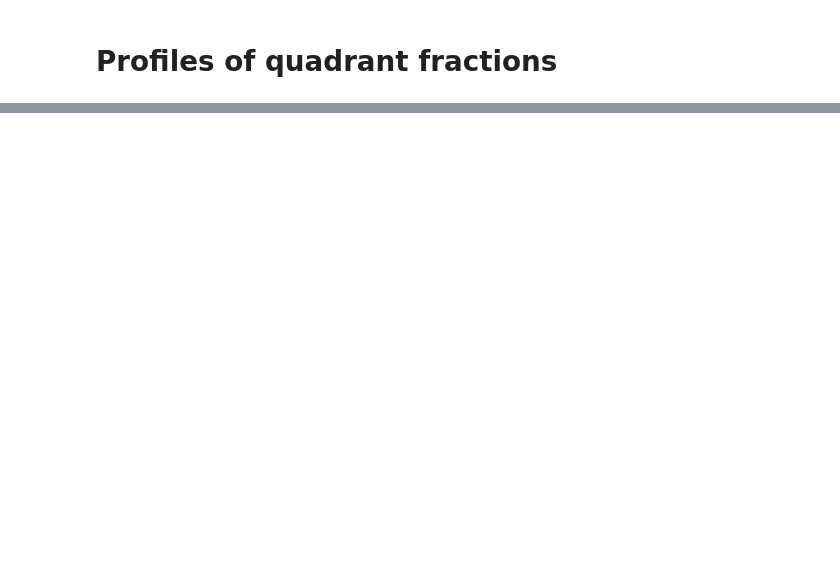
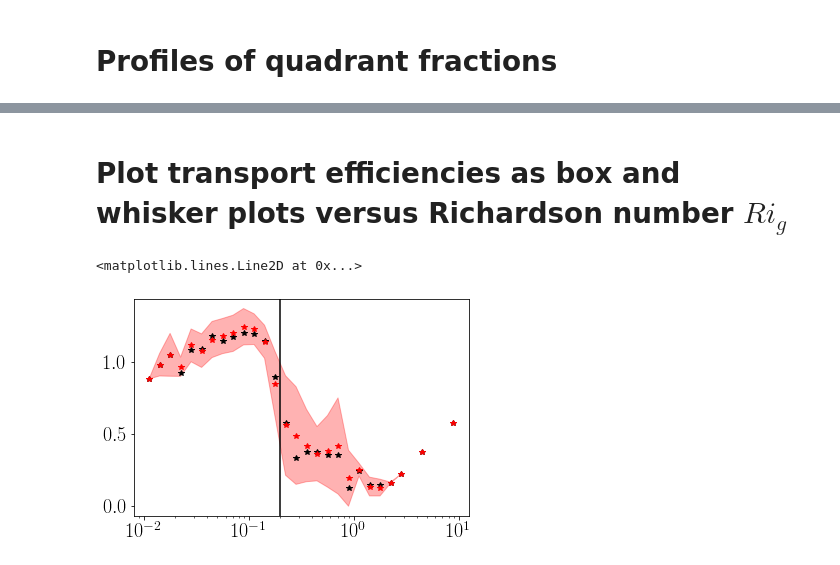
Before and after one commit to bgreene777/SBL_LES, a Jupyter notebook: ipynb/plot_quadrant.ipynb, the cells around one changed output, grey strips where cells are left out. Cells and saved outputs as stored; diff of their text form; code cells hidden in the pictures; blank space fills up the shorter version.

```diff
--- a/ipynb/plot_quadrant.ipynb
+++ b/ipynb/plot_quadrant.ipynb
@@ -283,0 +411,2 @@ ax5[0].xaxis.set_major_locator(MultipleLocator(0.2))
+# %% [markdown]
+# Plot transport efficiencies as box and whisker plots versus Richardson number $Ri_g$
@@ -283,0 +442,42 @@ ax5[0].xaxis.set_major_locator(MultipleLocator(0.2))
+# %%
+# now sort Rig_all
+isort = np.argsort(Rig_all)
+# new arrays with sorted values for further processing
+Rig = Rig_all[isort]
+Ruw = Ruw_all[isort]
+Rtw = Rtw_all[isort]
+# can also calculate ratio Ruwtw
+Ruwtw = Ruw / Rtw
+
+# define bin edges
+Ribin = np.logspace(-2, 1, 31)
+# calculate bin centers for plotting later
+Ribin_mid = []
+for iR in range(len(Ribin)-1):
+    Ribin_mid.append(gmean([Ribin[iR], Ribin[iR+1]]))
+Ribin_mid = np.array(Ribin_mid)
+
+# define empty lists for storing binned data
+Ruw_bin, Rtw_bin, Ruwtw_bin = [[] for _ in range(3)]
+# loop over bins and store arrays
+for iR in range(len(Ribin)-1):
+    ibin = np.where((Rig > Ribin[iR]) & (Rig <= Ribin[iR+1]))[0]
+    Ruw_bin.append(Ruw[ibin])
+    Rtw_bin.append(Rtw[ibin])
+    Ruwtw_bin.append(Ruwtw[ibin])
+# %%
+fig7, ax7 = plt.subplots(1)
+stdlo = []
+stdhi = []
+for ib, bb in enumerate(Ruwtw_bin):
+    ax7.plot(Ribin_mid[ib], np.nanmedian(bb), "*k")
+    ax7.plot(Ribin_mid[ib], np.nanmean(bb), "*r")
+    stdlo.append(np.nanmean(bb)-np.nanstd(bb))
+    stdhi.append(np.nanmean(bb)+np.nanstd(bb))
+ax7.fill_between(Ribin_mid, stdlo, stdhi, alpha=0.3, color="r")
+
+ax7.set_xscale("log")
+ax7.axvline(0.20, c="k")
+# %% [output]
+<matplotlib.lines.Line2D at 0x...>
+[figure, added]
```
Also changed, not shown: parts of 14 cells of this notebook.
